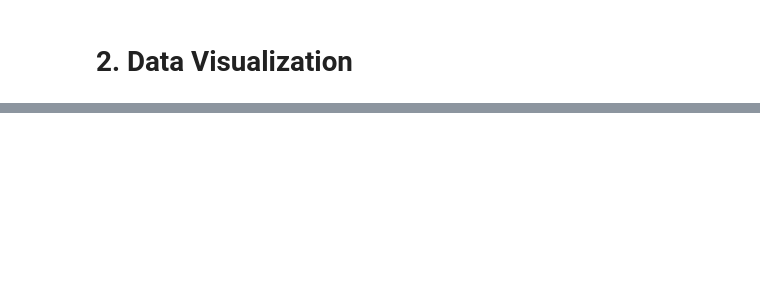
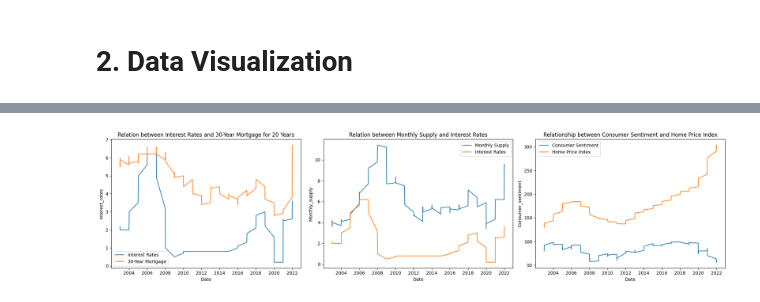
Before and after one commit to SabahatAnsari/HomePrice-USA, a Jupyter notebook: us-home-price.ipynb, the cells around one changed output, grey strips where cells are left out. Drawn from its saved outputs; the diff is of its cells as text; code cells hidden in the pictures; blank space fills up the shorter version.

```diff
--- a/us-home-price.ipynb
+++ b/us-home-price.ipynb
@@ -213,0 +251,35 @@ sns.lineplot(data=df,x='Date',y='Monthly_supply',color='red',)
+# %%
+# Create subplots
+fig, ax = plt.subplots(nrows=1, ncols=3, figsize=(20, 5))
+
+# Plot the first set of data with a label
+sns.lineplot(ax=ax[0], data=df, x='Date', y='Interest_rates', label='Interest Rates')
+
+# Plot the second set of data with a label and title
+sns.lineplot(ax=ax[0], data=df, x='Date', y='30y_mortgage', label='30-Year Mortgage')
+ax[0].set_title('Relation between Interest Rates and 30-Year Mortgage for 20 Years')
+ax[0].legend()  # Add a legend
+
+# Plot the second set of data with a label
+sns.lineplot(ax=ax[1], x='Date', y='Monthly_supply', data=df, label='Monthly Supply')
+
+# Plot the second set of data with a label and title
+sns.lineplot(ax=ax[1], x='Date', y='Interest_rates', data=df, label='Interest Rates')
+ax[1].set_title('Relation between Monthly Supply and Interest Rates')
+ax[1].legend()  # Add a legend
+
+# Plot the third set of data with a label
+sns.lineplot(ax=ax[2], x='Date', y='Consumer_sentiment', data=df, label='Consumer Sentiment')
+
+# Plot the third set of data with a label and title
+sns.lineplot(ax=ax[2], x='Date', y='Home_price_index', data=df, label='Home Price Index')
+ax[2].set_title('Relationship between Consumer Sentiment and Home Price Index')
+ax[2].legend()  # Add a legend
+
+# Adjust the layout
+plt.tight_layout()
+
+# Show the plot
+plt.show()
+# %% [output]
+[figure, added]
```
Also changed, not shown: parts of 33 cells of this notebook.
